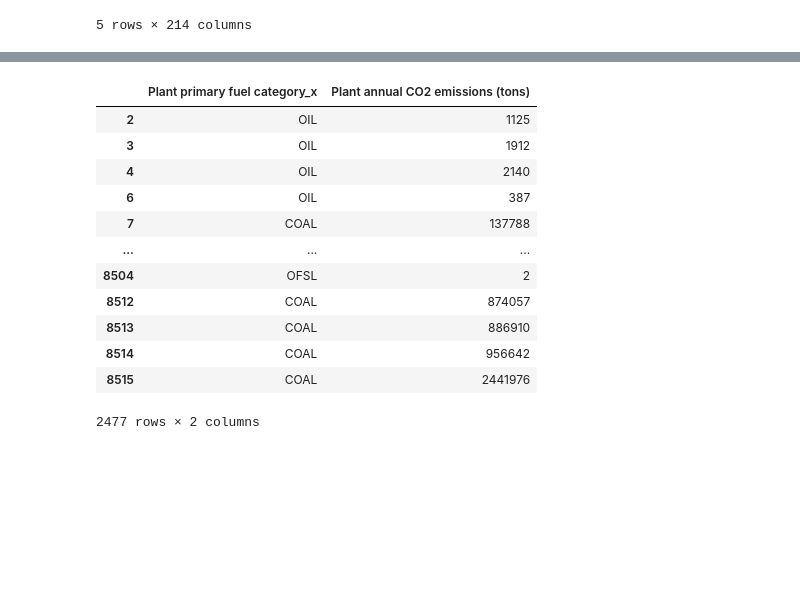
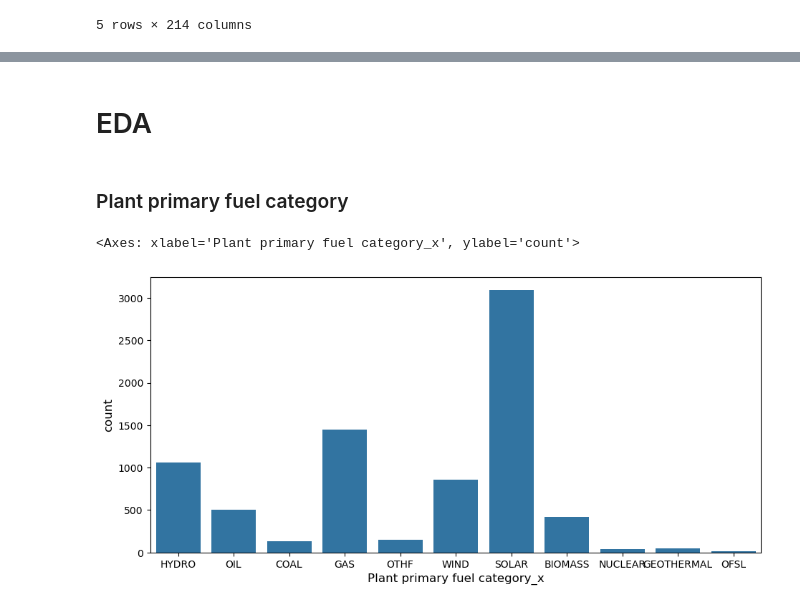
Before and after one commit to reilyfairchild/Data102_Final_Project, a Jupyter notebook: dataset_3_EDA.ipynb, the cells around one changed output, grey strips where cells are left out. Saved outputs shown, nothing was run; the diff lists cells and outputs as text; code cells hidden in the pictures; blank space fills up the shorter version.

```diff
--- a/dataset_3_EDA.ipynb
+++ b/dataset_3_EDA.ipynb
@@ -143,26 +195,19 @@ To move forward, our hypothesis is that demographics and socioeconomic factors p
+# %% [markdown]
+# EDA
+# %% [markdown]
+### Plant primary fuel category
 # %%
-# plt.figure(figsize=(11, 5))
-# plt.rcParams['axes.labelsize'] = 12
-# sns.countplot(x= "Plant primary fuel category", data = egrid_demo)
+plt.figure(figsize=(11, 5))
+plt.rcParams['axes.labelsize'] = 12
+sns.countplot(x= "Plant primary fuel category_x", data = egridf)
+# %% [output]
+<Axes: xlabel='Plant primary fuel category_x', ylabel='count'>
+[figure, added]
 # %%
 fuelcat_vs_co2 = egrid_joined[['Plant primary fuel category_x',"Plant annual CO2 emissions (tons)"]].dropna()
 fuelcat_vs_co2['Plant annual CO2 emissions (tons)'] = \
     fuelcat_vs_co2['Plant annual CO2 emissions (tons)'].str.replace(',', '').astype(int)
-fuelcat_vs_co2
+#fuelcat_vs_co2
-# %% [output]
-|  | Plant primary fuel category_x | Plant annual CO2 emissions (tons) |
-| 2 | OIL | 1125 |
-| 3 | OIL | 1912 |
-| 4 | OIL | 2140 |
-| 6 | OIL | 387 |
-| 7 | COAL | 137788 |
-| ... | ... | ... |
-| 8504 | OFSL | 2 |
-| 8512 | COAL | 874057 |
-| 8513 | COAL | 886910 |
-| 8514 | COAL | 956642 |
-| 8515 | COAL | 2441976 |
-2477 rows × 2 columns
 # %%
 plt.figure(figsize=(11.5, 6))
 plt.xlabel("Plant primary fuel category")
```
Also changed, not shown: parts of 36 cells of this notebook, 2 other files.
